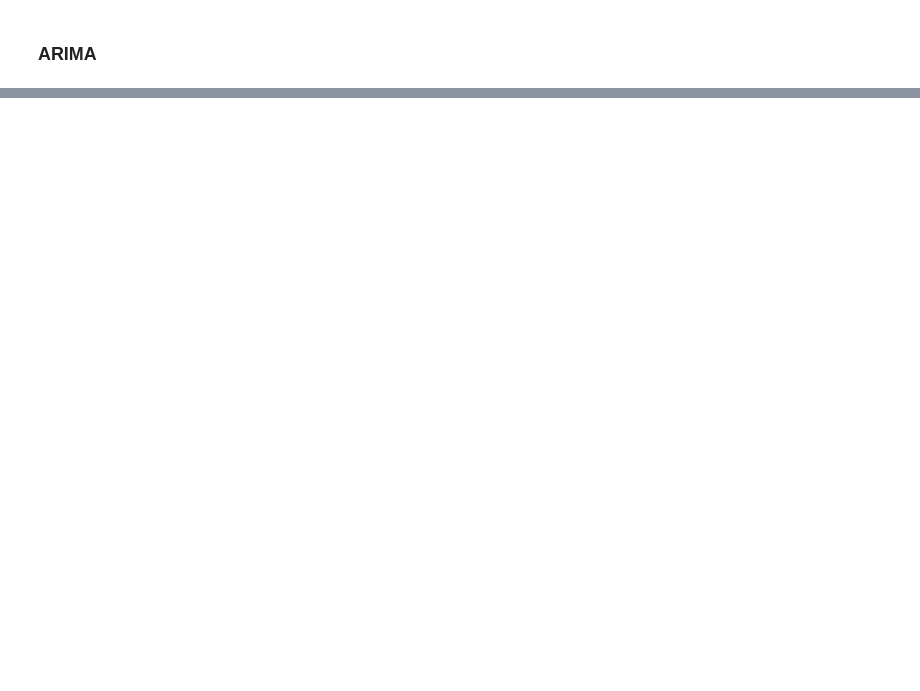
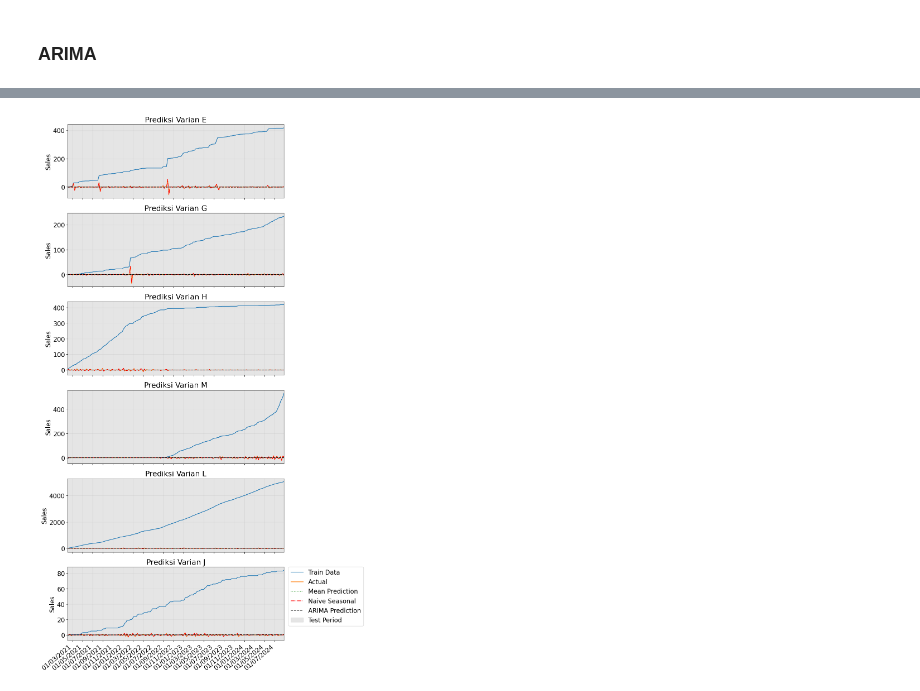
Before and after one commit to anajesset/tugas-akhirr, a Jupyter notebook: exploration_02.ipynb, the cells around one changed output, grey strips where cells are left out. Cells and saved outputs as stored; diff of their text form; code cells hidden in the pictures; blank space fills up the shorter version.

```diff
--- a/exploration_02.ipynb
+++ b/exploration_02.ipynb
@@ -1083,0 +1195,14 @@ for varian in ["E", "G", "H", "J", "L", "M"]:
+# %%
+for varian, model_fit in models_arima_best.items():
+    print(f"Plotting diagnostics for Varian {varian}")
+
+    fig = model_fit.plot_diagnostics(figsize=(12, 10))
+
+    # get all axes
+    axs = fig.get_axes()
+    for ax in axs:
+        ax.grid("on")
+
+    # set y-lim for correlogram plot
+    axs[3].set_ylim([-0.5, 1.1])
+    plt.show()
@@ -1083,0 +1285,50 @@ for varian in ["E", "G", "H", "J", "L", "M"]:
+# %%
+df_predictions["Date"] = pd.to_datetime(df_predictions["Date"])
+df_weekly_varian_cum["Date"] = pd.to_datetime(df_weekly_varian_cum["Date"])
+
+varian_list = df_predictions["Varian"].unique()
+
+fig, axes = plt.subplots(nrows=len(varian_list), figsize=(10, 4 * len(varian_list)), sharex=True)
+
+if len(varian_list) == 1:
+    axes = [axes]
+
+for ax, varian in zip(axes, varian_list):
+    df_train = df_weekly_varian_cum[df_weekly_varian_cum["Varian"] == varian][["Date", "Sales"]].copy()
+    df_test_pred = df_predictions[df_predictions["Varian"] == varian].copy()
+
+    if df_train.empty or df_test_pred.empty:
+        continue
+
+    xlim = [df_train["Date"].iloc[0], df_test_pred["Date"].iloc[-1]]
+
+    ax.plot(df_train["Date"], df_train["Sales"], label="Train Data", color="tab:blue")
+
+    formatter = mdates.DateFormatter("%d/%m/%Y")
+    locator = mdates.MonthLocator(bymonthday=1, bymonth=range(1, 13, 2))
+    ax.xaxis.set_major_formatter(formatter)
+    ax.xaxis.set_major_locator(locator)
+
+    ax.set_xlim(xlim)
+    ax.grid(True)
+    ax.set_ylabel("Sales")
+    ax.set_title(f"Prediksi Varian {varian}")
+
+    # -- prediction
+    ax.plot(df_test_pred["Date"], df_test_pred["Actual"], label="Actual", color="tab:orange")
+    ax.plot(df_test_pred["Date"], df_test_pred["Pred_Mean"], "g:", label="Mean Prediction")
+    ax.plot(df_test_pred["Date"], df_test_pred["Pred_Naive_Seasonal"], "r-.", label="Naive Seasonal")
+    ax.plot(df_test_pred["Date"], df_test_pred["Pred_ARIMA"], "k--", label="ARIMA Prediction")
+
+    # add forecast area
+    ax.axvspan(df_test_pred['Date'].iloc[0], df_test_pred['Date'].iloc[-1],
+                color="#808080", alpha=0.2, label="Test Period")
+
+    plt.setp(ax.xaxis.get_majorticklabels(), rotation=40, ha="right")
+
+# -- add legend in the second row
+axes[-1].legend(loc="upper left", bbox_to_anchor=(1.02, 1), borderaxespad=0.)
+
+plt.show()
+# %% [output]
+[figure, added]
```
Also changed, not shown: parts of 23 cells of this notebook, 3 other files.
